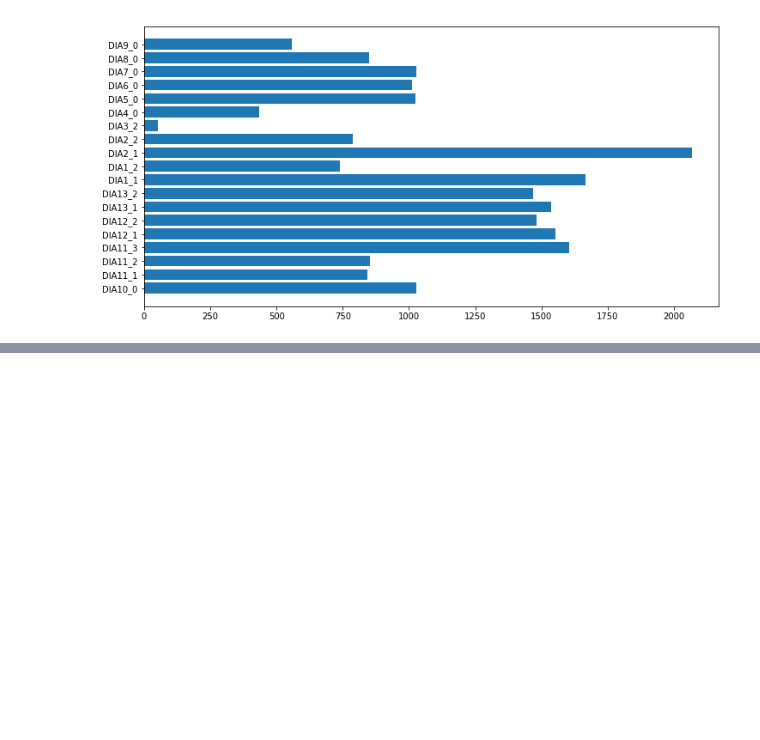
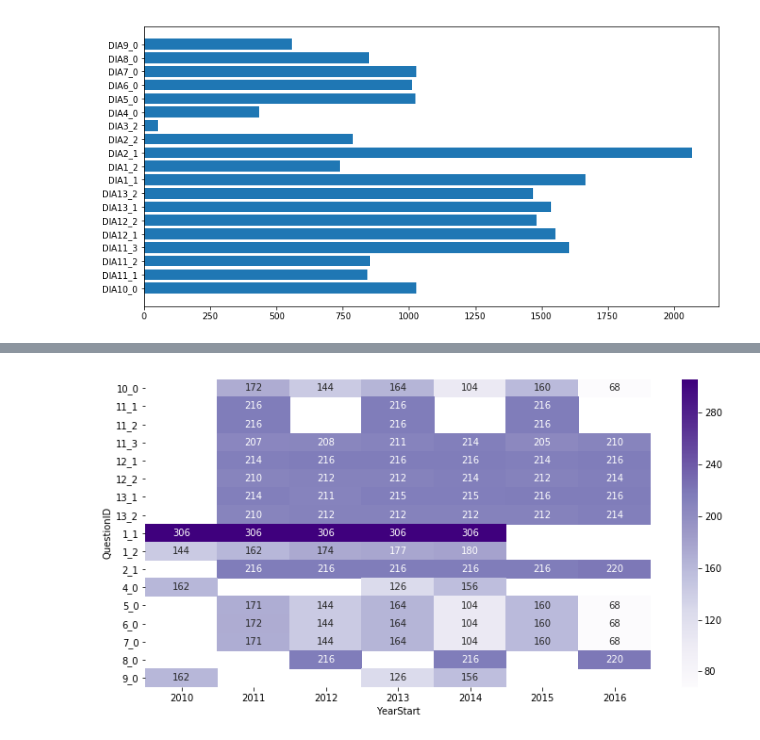
Before and after one commit to dkjer/data150labs, a Jupyter notebook: Explore Diabetes.ipynb, the cells around one changed output, grey strips where cells are left out. Saved outputs shown, nothing was run; the diff lists cells and outputs as text; code cells hidden in the pictures; blank space fills up the shorter version.

```diff
--- a/Explore Diabetes.ipynb
+++ b/Explore Diabetes.ipynb
@@ -266,8 +266,8 @@ DIA2_2: 40.5%; 789 / 1950
 DIA3_1: 41.8%; 23 / 55
 DIA3_2: 100.0%; 52 / 52
 # %%
-def notNullHeatMap(df, cmap="Blues", figsize=(12,6)):
-    usable = pd.pivot_table(df, index='QuestionID', columns='DataValueTypeID', values='DataValueAlt',
+def notNullHeatMap(df, cmap="Blues", columns='DataValueTypeID', figsize=(12,6)):
+    usable = pd.pivot_table(df, index='QuestionID', columns=columns, values='DataValueAlt',
                    aggfunc=lambda x: sum(x.notnull()))
     # Strip off 'DIA' prefix
     usable.index = usable.index.str[3:]
@@ -355,0 +388,4 @@ sparsePivot
+# %%
+notNullHeatMap(dfDia[dfDia['StratificationCategoryID1'] == 'GENDER'], columns='YearStart', cmap="Purples")
+# %% [output]
+[figure, added]
```
Also changed, not shown: parts of 14 cells of this notebook.
